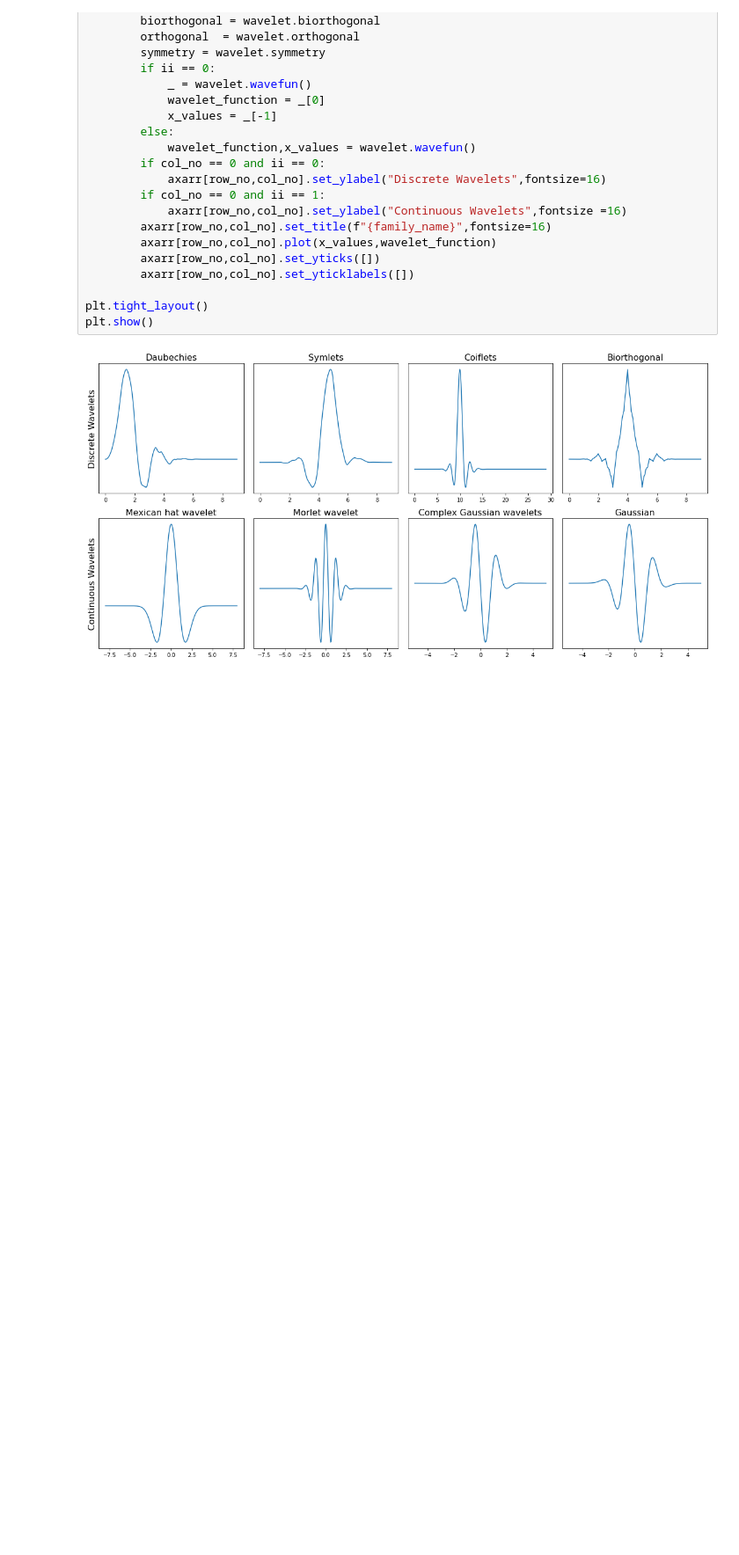
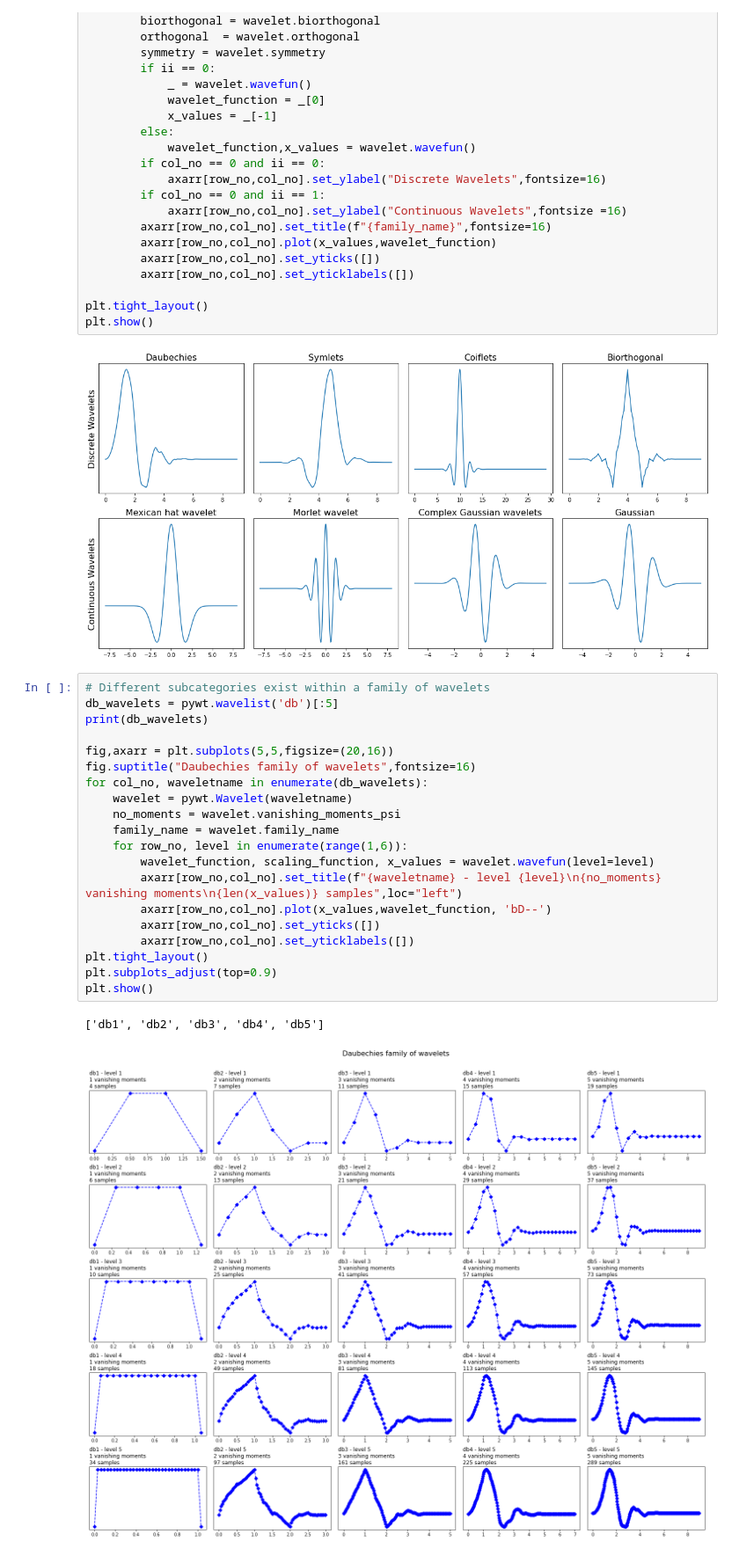
Before and after one commit to pralad-p/stats-works, a Jupyter notebook: wavelet-transform.ipynb, the cells around one changed output. Shown at 88% size. Cells and saved outputs as stored; diff of their text form; blank space fills up the shorter version.

Commit message:
completion wavelet tutorials

```diff
--- a/wavelet-transform.ipynb
+++ b/wavelet-transform.ipynb
@@ -88,3 +88,26 @@ plt.tight_layout()
 plt.show()
 # %% [output]
 [figure]
+# %%
+# Different subcategories exist within a family of wavelets
+db_wavelets = pywt.wavelist('db')[:5]
+print(db_wavelets)
+
+fig,axarr = plt.subplots(5,5,figsize=(20,16))
+fig.suptitle("Daubechies family of wavelets",fontsize=16)
+for col_no, waveletname in enumerate(db_wavelets):
+    wavelet = pywt.Wavelet(waveletname)
+    no_moments = wavelet.vanishing_moments_psi
+    family_name = wavelet.family_name
+    for row_no, level in enumerate(range(1,6)):
+        wavelet_function, scaling_function, x_values = wavelet.wavefun(level=level)
+        axarr[row_no,col_no].set_title(f"{waveletname} - level {level}\n{no_moments} vanishing moments\n{len(x_values)} samples",loc="left")
+        axarr[row_no,col_no].plot(x_values,wavelet_function, 'bD--')
+        axarr[row_no,col_no].set_yticks([])
+        axarr[row_no,col_no].set_yticklabels([])
+plt.tight_layout()
+plt.subplots_adjust(top=0.9)
+plt.show()
+# %% [output]
+['db1', 'db2', 'db3', 'db4', 'db5']
+[figure, added]
```
Also changed, not shown: parts of 4 cells of this notebook, 28 other files.
